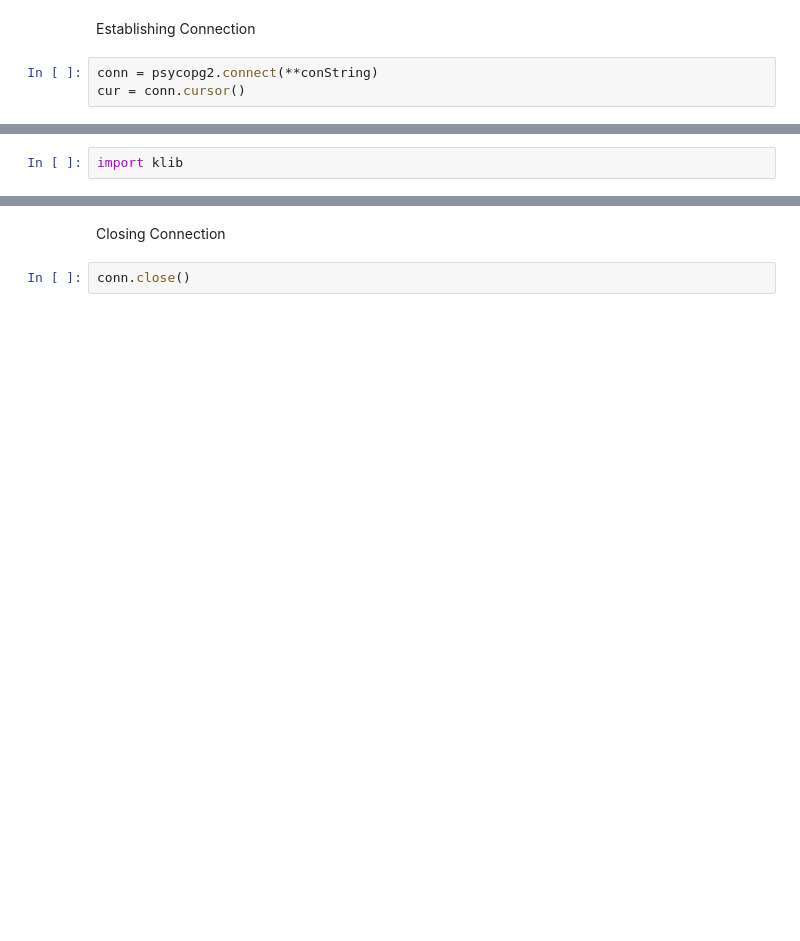
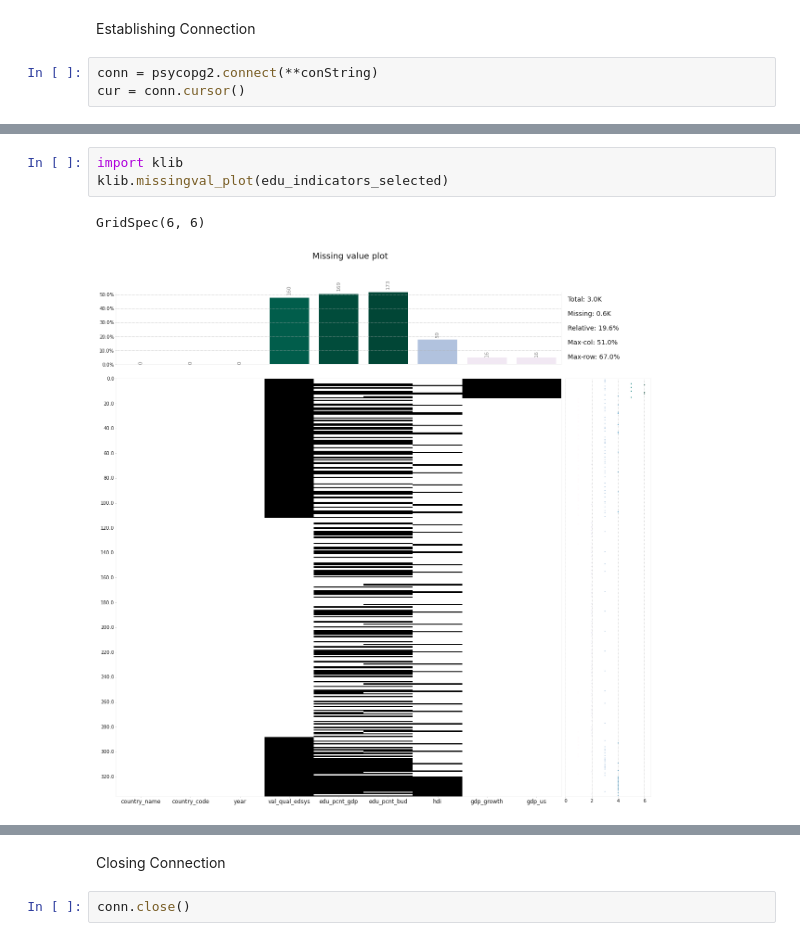
Before and after one commit to IShaalan/BAIT580A---Project-Repo, a Jupyter notebook: analysis.ipynb, the cells around one changed output, grey strips where cells are left out. Drawn from its saved outputs; the diff is of its cells as text; blank space fills up the shorter version.

```diff
--- a/analysis.ipynb
+++ b/analysis.ipynb
@@ -101,2 +85,6 @@ msno.matrix(df)
 # %%
 import klib
+klib.missingval_plot(edu_indicators_selected)
+# %% [output]
+GridSpec(6, 6)
+[figure, added]
```
Also changed, not shown: parts of 11 cells of this notebook, 1 other file.
